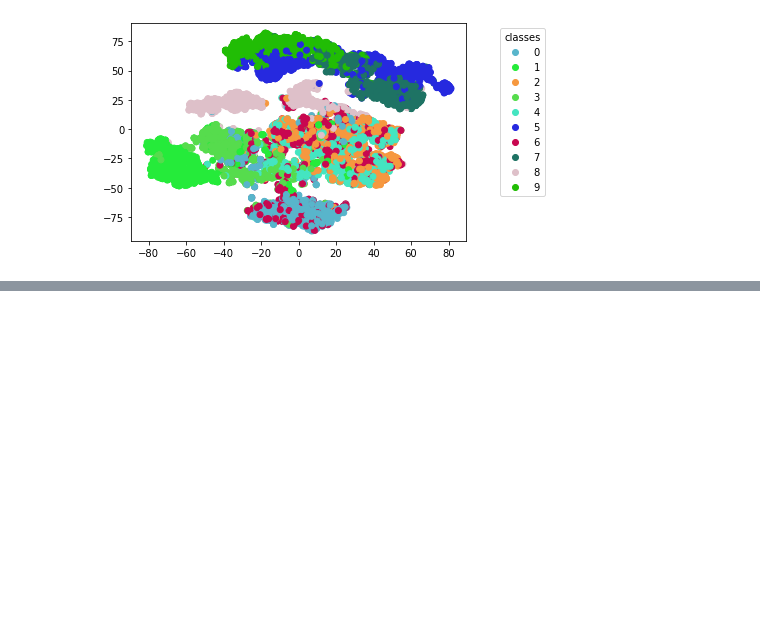
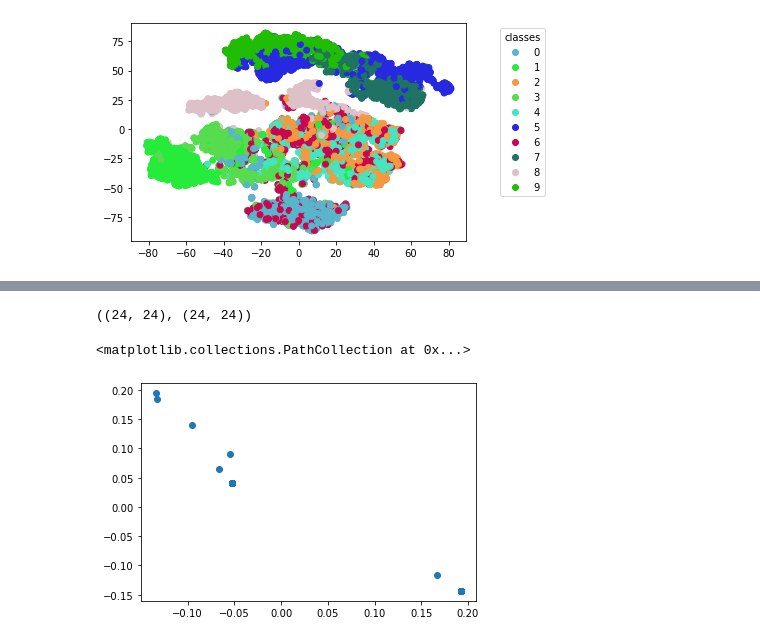
Before and after one commit to StevenVuong/Graph-Learning, a Jupyter notebook: GraphMLBook/3a_unsupervised_graph_learning.ipynb, the cells around one changed output, grey strips where cells are left out. Cells and saved outputs as stored; diff of their text form; code cells hidden in the pictures; blank space fills up the shorter version.

Commit message:
go up to spatial graph convs

```diff
--- a/GraphMLBook/3a_unsupervised_graph_learning.ipynb
+++ b/GraphMLBook/3a_unsupervised_graph_learning.ipynb
@@ -450,0 +553,50 @@ plt.show()
+# %%
+from scipy.linalg import sqrtm
+
+A_hat = A + I # add self loop
+
+# normalise the adjacency matrix with normalised diagonal node degree matix
+D_hat = np.array(np.sum(A_hat, axis=0))[0]
+D_hat = np.array(np.diag(D_hat))
+D_hat = np.linalg.inv(sqrtm(D_hat)) # inverse sqrt
+A_norm = D_hat @ A_hat @ D_hat
+# %%
+def glorot_init(nin, nout):
+    # initialise W with glorot uniform initialisation
+    sd = np.sqrt(6.0 / (nin + nout))
+    return np.random.uniform(-sd, sd, size=(nin, nout))
+
+class GCNLayer():
+    def __init__(self, n_inputs, n_outputs):
+        self.n_inputs = n_inputs
+        self.n_outputs = n_outputs
+        self.W = glorot_init(self.n_outputs, self.n_inputs)
+        self.activation = np.tanh
+
+    def forward(self, A, X):
+        self._X = (A @ X).T
+        H = self.W @ self._X
+        H = self.activation(H)
+        return H.T # (n_outputs, N)
+# %%
+A_norm.shape, I.shape
+# %% [output]
+((24, 24), (24, 24))
+# %%
+gcn1 = GCNLayer(G.number_of_nodes(), 8)
+gcn2 = GCNLayer(8, 4)
+gcn3 = GCNLayer(4, 2)
+
+H1 = gcn1.forward(A_norm, I) # 24, 8
+H2 = gcn2.forward(A_norm, H1) # 24, 4
+H3 = gcn3.forward(A_norm, H2) # 24, 2
+
+# H3 contains the embedding computed using the GCN propagation rule
+# %%
+import matplotlib.pyplot as plt
+%matplotlib inline
+
+plt.scatter(np.array(np.squeeze(H3[:,0]))[0], np.array(np.squeeze(H3[:,1]))[0]);
+# %% [output]
+<matplotlib.collections.PathCollection at 0x...>
+[figure, added]
```
Also changed, not shown: parts of 15 cells of this notebook.
